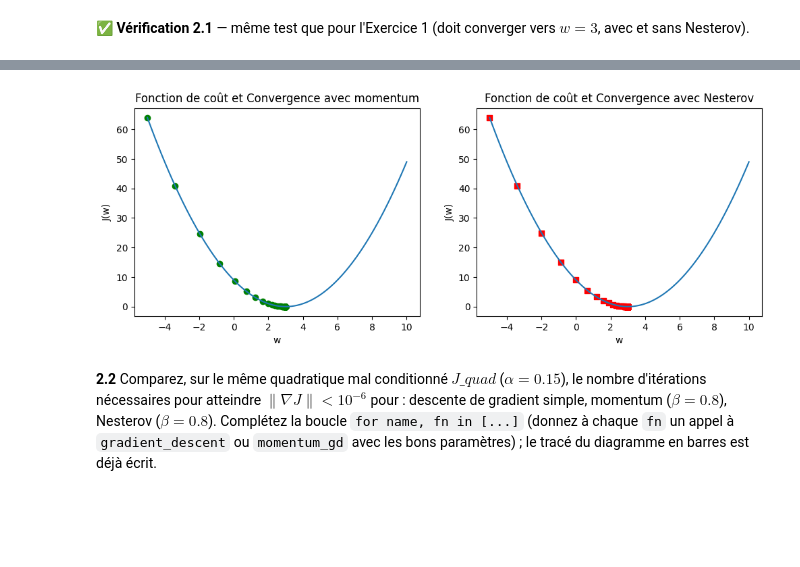
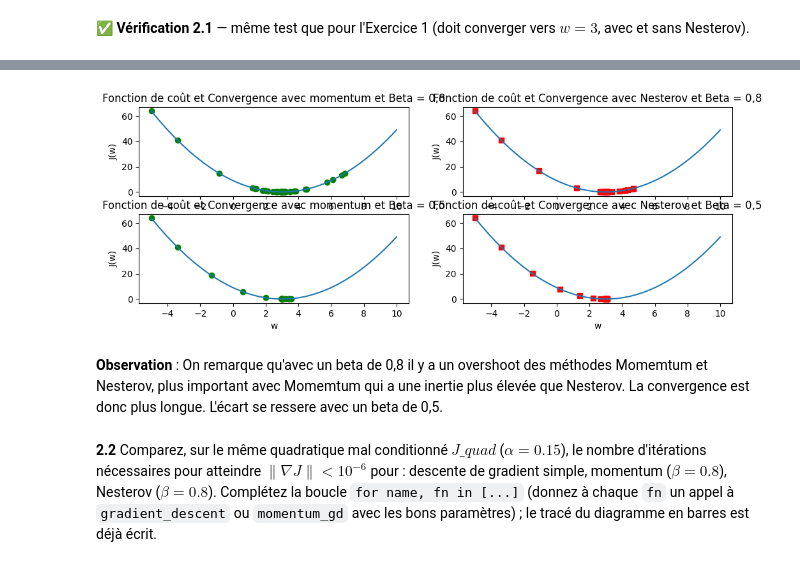
Before and after one commit to neuronexed/Optimisation-S1-LP, a Jupyter notebook: Seance1_TP1_optimisation_continue_lineaire-BERNERD.ipynb, the cells around one changed output, grey strips where cells are left out. Cells and saved outputs as stored; diff of their text form; code cells hidden in the pictures; blank space fills up the shorter version.

```diff
--- a/Seance1_TP1_optimisation_continue_lineaire-BERNERD.ipynb
+++ b/Seance1_TP1_optimisation_continue_lineaire-BERNERD.ipynb
@@ -116,7 +113,13 @@ OK : convergé en 44 itérations vers w* = 2.99956
 $$ J(w_1, w_2) = 3(w_1 - 1)^2 + (w_2 + 2)^2 $$
 en partant de $w_0 = (4, 3)$, pour $\alpha = 0.05$ **puis** $\alpha = 0.3$. La fonction `show_history` ci-dessous (déjà écrite) trace les lignes de niveau de $J$ et la trajectoire des itérés — complétez juste la boucle qui appelle `gradient_descent` pour chaque `alpha` et affiche le résultat.
 # %%
-def J_quad(w):
+#Définition de fonctions de coût quadratiques pour tester la descente de gradient
+#Fonction de coût quadratique J_quad_3
+def J_quad_3(w):
+    return 3 * (w[0] - 1) ** 2 + (w[1] + 2) ** 2
+
+#Fonction de coût quadratique J_quad_30
+def J_quad_30(w):
     return 30 * (w[0] - 1) ** 2 + (w[1] + 2) ** 2
 
 
@@ -139,10 +142,16 @@ def show_history(history, cost_fun, xlim, ylim, title=""):
     plt.ylabel("$w_2$")
     plt.show()
 
-# A COMPLETER : pour alpha dans [0.05, 0.3], appelez gradient_descent(J_quad, w_init=[4.0, 3.0],
+# A COMPLETER : pour alpha dans [0.05, 0.3], appelez gradient_descent(J_quad_3, w_init=[4.0, 3.0],
 # alpha=alpha, epochs=60), puis show_history(hist, J_quad, xlim=(-1, 5), ylim=(-4, 4), title=...)
+for alpha in [0.05, 0.3]:
+    _w_check_3, _hist_check_3 = gradient_descent(J_quad_3, w_init=[4.0, 3.0], alpha=alpha, epochs=60)
+    show_history(_hist_check_3, J_quad_3, xlim=(-1, 5), ylim=(-4, 4), title=f"Descente de gradient J_quad_3 avec alpha={alpha}")
+    #raise NotImplementedError("Complétez la boucle ci-dessus")
+
+#Idem avec J_quad_30
 for alpha in [0.01, 0.03]:
-    _w_check, _hist_check = gradient_descent(J_quad, w_init=[4.0, 3.0], alpha=alpha, epochs=60)
-    show_history(_hist_check, J_quad, xlim=(-1, 1), ylim=(-4, 4), title=f"Descente de gradient avec alpha={alpha}")
+    _w_check_30, _hist_check_30 = gradient_descent(J_quad_30, w_init=[4.0, 3.0], alpha=alpha, epochs=60)
+    show_history(_hist_check_30, J_quad_30, xlim=(-1, 5), ylim=(-4, 4), title=f"Descente de gradient J_quad_30 avec alpha={alpha}")
     #raise NotImplementedError("Complétez la boucle ci-dessus")
 # %% [output]
@@ -195,32 +206,55 @@ def momentum_gd(cost_fun, w_init, alpha, beta, epochs, eps=1e-12, nesterov=False
 # %% [markdown]
 **✅ Vérification 2.1** — même test que pour l'Exercice 1 (doit converger vers $w=3$, avec et sans Nesterov).
 # %%
-_w1, _h1 = momentum_gd(_J1d, w_init=[-5.0], alpha=0.1, beta=0.1, epochs=500, eps=1e-10, nesterov=False)
-_w2, _h2 = momentum_gd(_J1d, w_init=[-5.0], alpha=0.1, beta=0.1, epochs=500, eps=1e-10, nesterov=True)
+_w1, _h1 = momentum_gd(_J1d, w_init=[-5.0], alpha=0.1, beta=0.8, epochs=500, eps=1e-10, nesterov=False)
+_w2, _h2 = momentum_gd(_J1d, w_init=[-5.0], alpha=0.1, beta=0.8, epochs=500, eps=1e-10, nesterov=True)
+_w3, _h3 = momentum_gd(_J1d, w_init=[-5.0], alpha=0.1, beta=0.5, epochs=500, eps=1e-10, nesterov=False)
+_w4, _h4 = momentum_gd(_J1d, w_init=[-5.0], alpha=0.1, beta=0.5, epochs=500, eps=1e-10, nesterov=True)
 assert abs(_w1[0] - 3.0) < 1e-2, f"momentum : attendu w*≈3.0, obtenu {_w1[0]}"
 assert abs(_w2[0] - 3.0) < 1e-2, f"nesterov : attendu w*≈3.0, obtenu {_w2[0]}"
-print(f"OK : momentum -> w*={_w1[0]:.4f} en {len(_h1)-1} it.")
-print(f"OK : nesterov -> w*={_w2[0]:.4f} en {len(_h2)-1} it.")
+assert abs(_w3[0] - 3.0) < 1e-2, f"momentum : attendu w*≈3.0, obtenu {_w3[0]}"
+assert abs(_w4[0] - 3.0) < 1e-2, f"nesterov : attendu w*≈3.0, obtenu {_w4[0]}"
+print(f"OK : momentum Beta 0,8 -> w*={_w1[0]:.4f} en {len(_h1)-1} it.")
+print(f"OK : nesterov Beta 0,8 -> w*={_w2[0]:.4f} en {len(_h2)-1} it.")
+print(f"OK : momentum Beta 0,5 -> w*={_w3[0]:.4f} en {len(_h3)-1} it.")
+print(f"OK : nesterov Beta 0,5 -> w*={_w4[0]:.4f} en {len(_h4)-1} it.")
 
 w_values = np.linspace(-5, 10, 100) #valeurs de w pour tracer la fonction de coût
 J_values = [_J1d([w]) for w in w_values] #valeurs de J(w) pour tracer la fonction de coût
 
 #Afficher la fonction de coût J(w) en fonction de w
-fig, axes = plt.subplots(1, 2, figsize=(12, 4))
+fig, axes = plt.subplots(2, 2, figsize=(12, 4))
 
-axes[0].plot(w_values, J_values)
+# Affichage en configuration momemtum avec beta=0,8
+axes[0,0].plot(w_values, J_values)
 #Afficher les points de l'historique de la descente de gradient sur le graphe de la fonction de coût
-axes[0].scatter([w[0] for w in _h1], [_J1d([w[0]]) for w in _h1], color = 'green', marker='o', label='Momentum')
-axes[0].set_xlabel('w')
-axes[0].set_ylabel('J(w)')
-axes[0].set_title('Fonction de coût et Convergence avec momentum')
+axes[0,0].scatter([w[0] for w in _h1], [_J1d([w[0]]) for w in _h1], color = 'green', marker='o', label='Momentum')
+axes[0,0].set_xlabel('w')
+axes[0,0].set_ylabel('J(w)')
+axes[0,0].set_title('Fonction de coût et Convergence avec momentum et Beta = 0,8')
 
+# Affichage en configuration nesterov avec beta=0,8
+axes[0,1].plot(w_values, J_values)
+#Afficher les points de l'historique de la descente de gradient sur le graphe de la fonction de coût
+axes[0,1].scatter([w[0] for w in _h2], [_J1d([w[0]]) for w in _h2], color='red', marker='s', label='Nesterov')
+axes[0,1].set_xlabel('w')
+axes[0,1].set_ylabel('J(w)')
+axes[0,1].set_title('Fonction de coût et Convergence avec Nesterov et Beta = 0,8')
 
-axes[1].plot(w_values, J_values)
+# Affichage en configuration momemtum avec beta=0,5
+axes[1,0].plot(w_values, J_values)
 #Afficher les points de l'historique de la descente de gradient sur le graphe de la fonction de coût
-axes[1].scatter([w[0] for w in _h2], [_J1d([w[0]]) for w in _h2], color='red', marker='s', label='Nesterov')
-axes[1].set_xlabel('w')
-axes[1].set_ylabel('J(w)')
-axes[1].set_title('Fonction de coût et Convergence avec Nesterov')
+axes[1,0].scatter([w[0] for w in _h3], [_J1d([w[0]]) for w in _h3], color = 'green', marker='o', label='Momentum')
+axes[1,0].set_xlabel('w')
+axes[1,0].set_ylabel('J(w)')
+axes[1,0].set_title('Fonction de coût et Convergence avec momentum et Beta = 0,5')
+
+# Affichage en configuration nesterov avec beta=0,5
+axes[1,1].plot(w_values, J_values)
+#Afficher les points de l'historique de la descente de gradient sur le graphe de la fonction de coût
+axes[1,1].scatter([w[0] for w in _h4], [_J1d([w[0]]) for w in _h4], color='red', marker='s', label='Nesterov')
+axes[1,1].set_xlabel('w')
+axes[1,1].set_ylabel('J(w)')
+axes[1,1].set_title('Fonction de coût et Convergence avec Nesterov et Beta = 0,5')
 plt.show()
 # %% [output]
@@ -229,4 +265,6 @@ OK : nesterov -> w*=3.0000 en 103 it.
-[figure, old version]
+[figure, new version]
+# %% [markdown]
+**Observation** : On remarque qu'avec un beta de 0,8 il y a un overshoot des méthodes Momemtum et Nesterov, plus important avec Momemtum qui a une inertie plus élevée que Nesterov. La convergence est donc plus longue. L'écart se ressere avec un beta de 0,5.
 # %% [markdown]
 **2.2** Comparez, sur le même quadratique mal conditionné $J\_quad$ ($\alpha = 0.15$), le nombre d'itérations nécessaires pour atteindre $\|\nabla J\| < 10^{-6}$ pour : descente de gradient simple, momentum ($\beta=0.8$), Nesterov ($\beta=0.8$). Complétez la boucle `for name, fn in [...]` (donnez à chaque `fn` un appel à `gradient_descent` ou `momentum_gd` avec les bons paramètres) ; le tracé du diagramme en barres est déjà écrit.
 # %%
```
Also changed, not shown: parts of 11 cells of this notebook.
